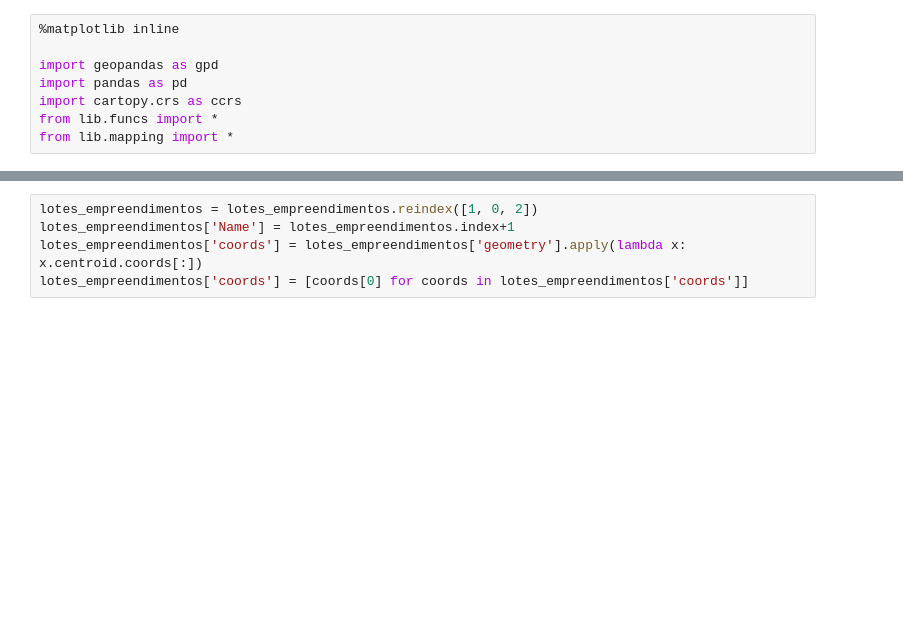
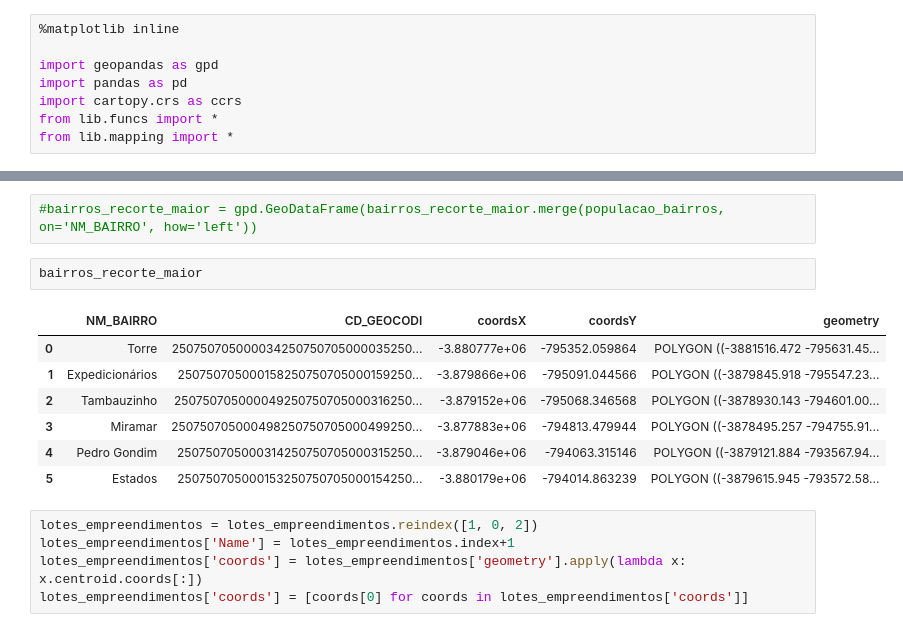
Before and after one commit to fc-anjos/cartografia-joao-pessoa, a Jupyter notebook: POPULACAO.ipynb, the cells around one changed output, grey strips where cells are left out. Saved outputs shown, nothing was run; the diff lists cells and outputs as text; blank space fills up the shorter version.

```diff
--- a/POPULACAO.ipynb
+++ b/POPULACAO.ipynb
@@ -20,3 +34,15 @@ lotes_empreendimentos = lotes_empreendimentos.to_crs(epsg=3857)
+# %%
+#bairros_recorte_maior = gpd.GeoDataFrame(bairros_recorte_maior.merge(populacao_bairros, on='NM_BAIRRO', how='left'))
+# %%
+bairros_recorte_maior
+# %% [output]
+|  | NM_BAIRRO | CD_GEOCODI | coordsX | coordsY | geometry |
+| 0 | Torre | 250750705000034250750705000035250... | -3.880777e+06 | -795352.059864 | POLYGON ((-3881516.472 -795631.45... |
+| 1 | Expedicionários | 250750705000158250750705000159250... | -3.879866e+06 | -795091.044566 | POLYGON ((-3879845.918 -795547.23... |
+| 2 | Tambauzinho | 250750705000049250750705000316250... | -3.879152e+06 | -795068.346568 | POLYGON ((-3878930.143 -794601.00... |
+| 3 | Miramar | 250750705000498250750705000499250... | -3.877883e+06 | -794813.479944 | POLYGON ((-3878495.257 -794755.91... |
+| 4 | Pedro Gondim | 250750705000314250750705000315250... | -3.879046e+06 | -794063.315146 | POLYGON ((-3879121.884 -793567.94... |
+| 5 | Estados | 250750705000153250750705000154250... | -3.880179e+06 | -794014.863239 | POLYGON ((-3879615.945 -793572.58... |
 # %%
 lotes_empreendimentos = lotes_empreendimentos.reindex([1, 0, 2])
 lotes_empreendimentos['Name'] = lotes_empreendimentos.index+1
```
Also changed, not shown: parts of 8 cells of this notebook, 1 other file.
